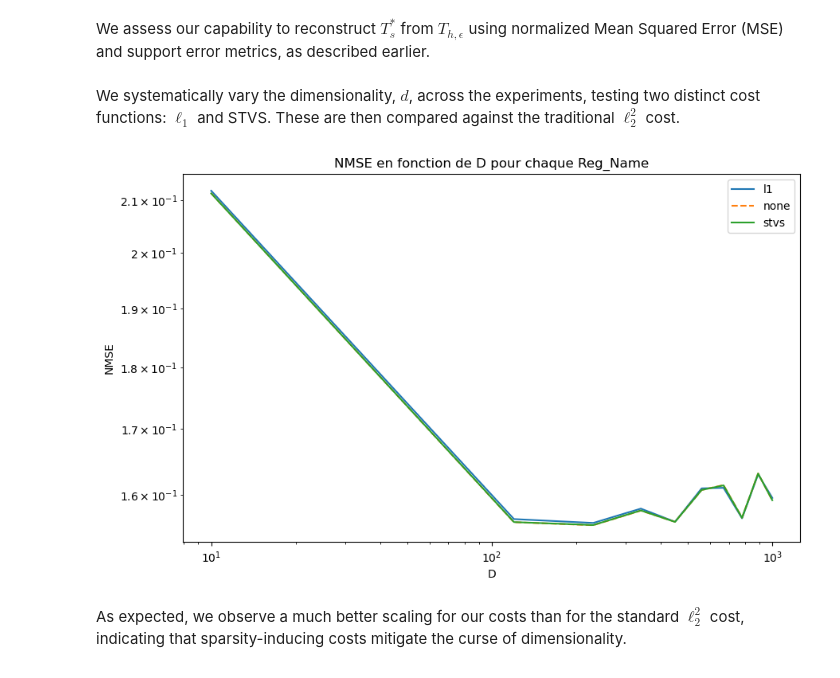
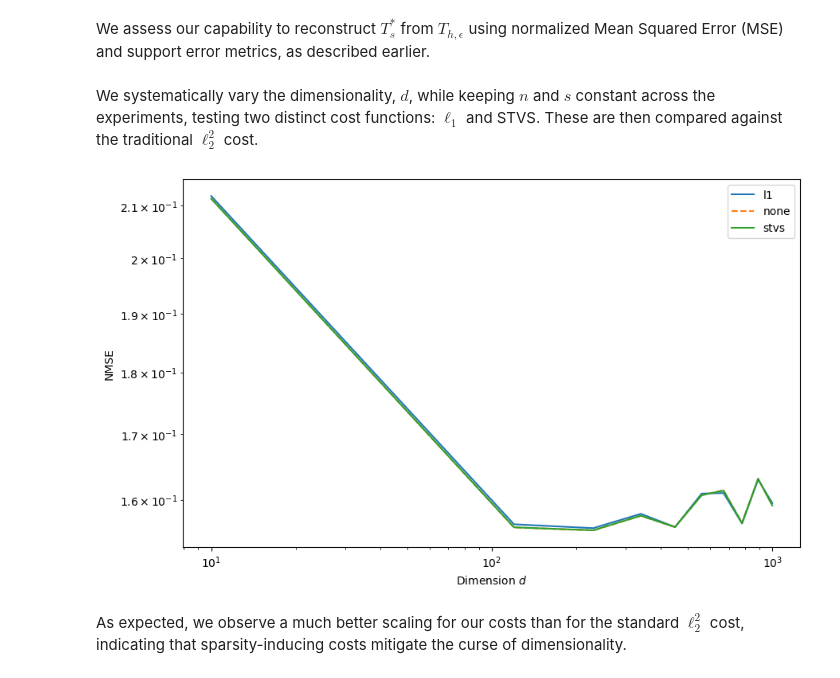
Before and after one commit to Tordjx/Optimal-transport, a Jupyter notebook: theorie.ipynb, the cells around one changed output. Drawn from its saved outputs; the diff is of its cells as text; code cells hidden in the pictures.

```diff
--- a/theorie.ipynb
+++ b/theorie.ipynb
@@ -296,7 +350,7 @@ def sample_data(d):
 # %% [markdown]
 We assess our capability to reconstruct $T_s^*$ from $T_{h, \epsilon}$ using normalized Mean Squared Error (MSE) and support error metrics, as described earlier.
 # %% [markdown]
-We systematically vary the dimensionality, $d$, across the experiments, testing two distinct cost functions: $\ell_1$ and STVS. These are then compared against the traditional $\ell_2^2$ cost.
+We systematically vary the dimensionality, $d$, while keeping $n$ and $s$ constant across the experiments, testing two distinct cost functions: $\ell_1$ and STVS. These are then compared against the traditional $\ell_2^2$ cost.
 # %%
 result = {}
 for d in tqdm(jnp.linspace(1e1, 1e3, 10)):
@@ -345,23 +399,22 @@ df2 = pd.read_csv("df2.csv")
 # %%
 fig, ax = plt.subplots(figsize=(10, 6))
 
 # Tracer NMSE en fonction de D pour chaque Reg_Name
 for reg_name, reg_group in df2.groupby('Reg_Name'):
     if reg_name != "none":
         ax.plot(reg_group['D'], reg_group['NMSE'], label=reg_name)
     else:
         ax.plot(reg_group['D'], reg_group['NMSE'], linestyle='dashed', label="none")
 
 # Paramètres du graphique
-ax.set_xlabel('D')
+ax.set_xlabel(r'Dimension $d$')
 ax.set_ylabel('NMSE')
-ax.set_title('NMSE en fonction de D pour chaque Reg_Name')
 ax.set_xscale('log')
 ax.set_yscale('log')
 ax.legend()
 plt.show()
 # %% [output]
-[figure, old version]
+[figure, new version]
 # %% [markdown]
 As expected, we observe a much better scaling for our costs than for the standard $\ell_2^2$ cost, indicating that sparsity-inducing costs mitigate the
 curse of dimensionality.
```
Also changed, not shown: parts of 13 cells of this notebook, 1 other file.
